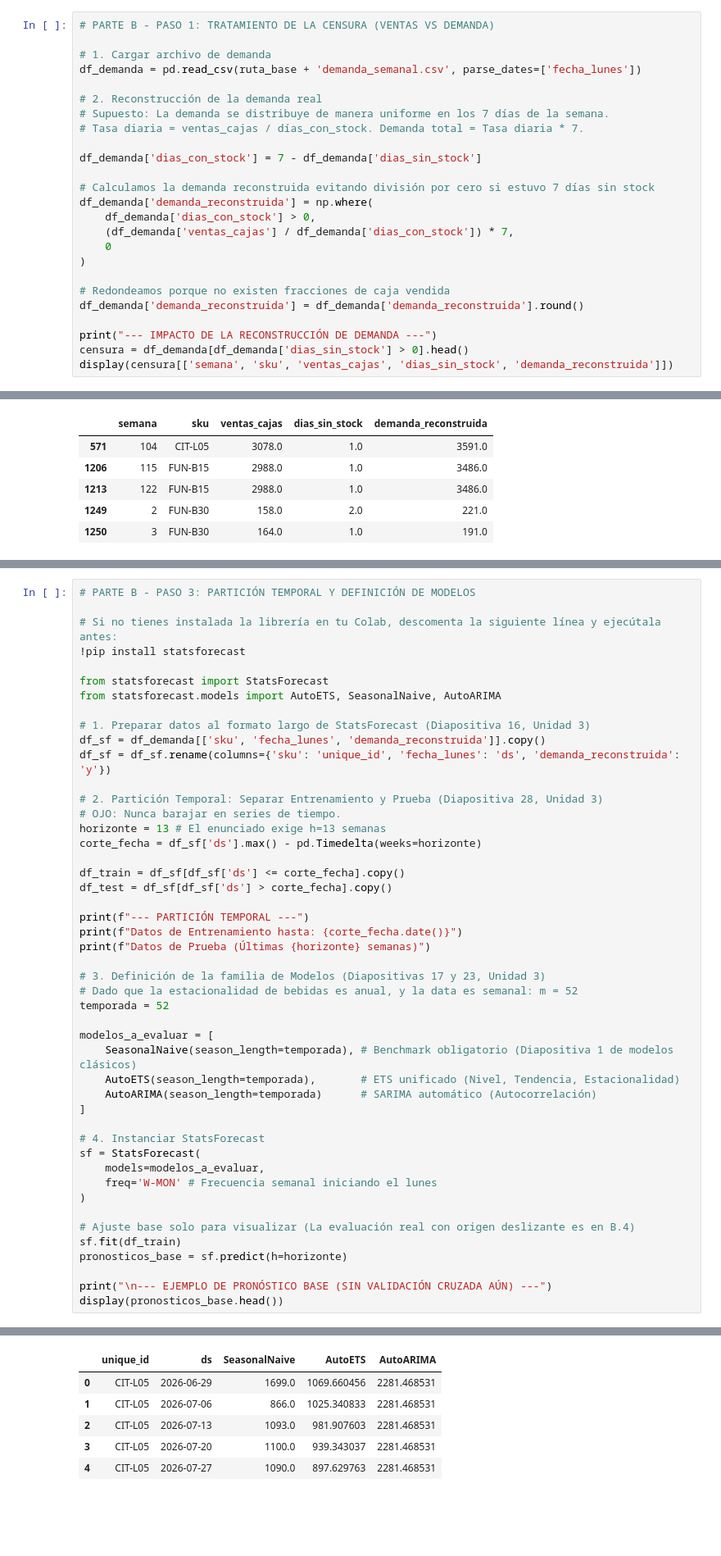
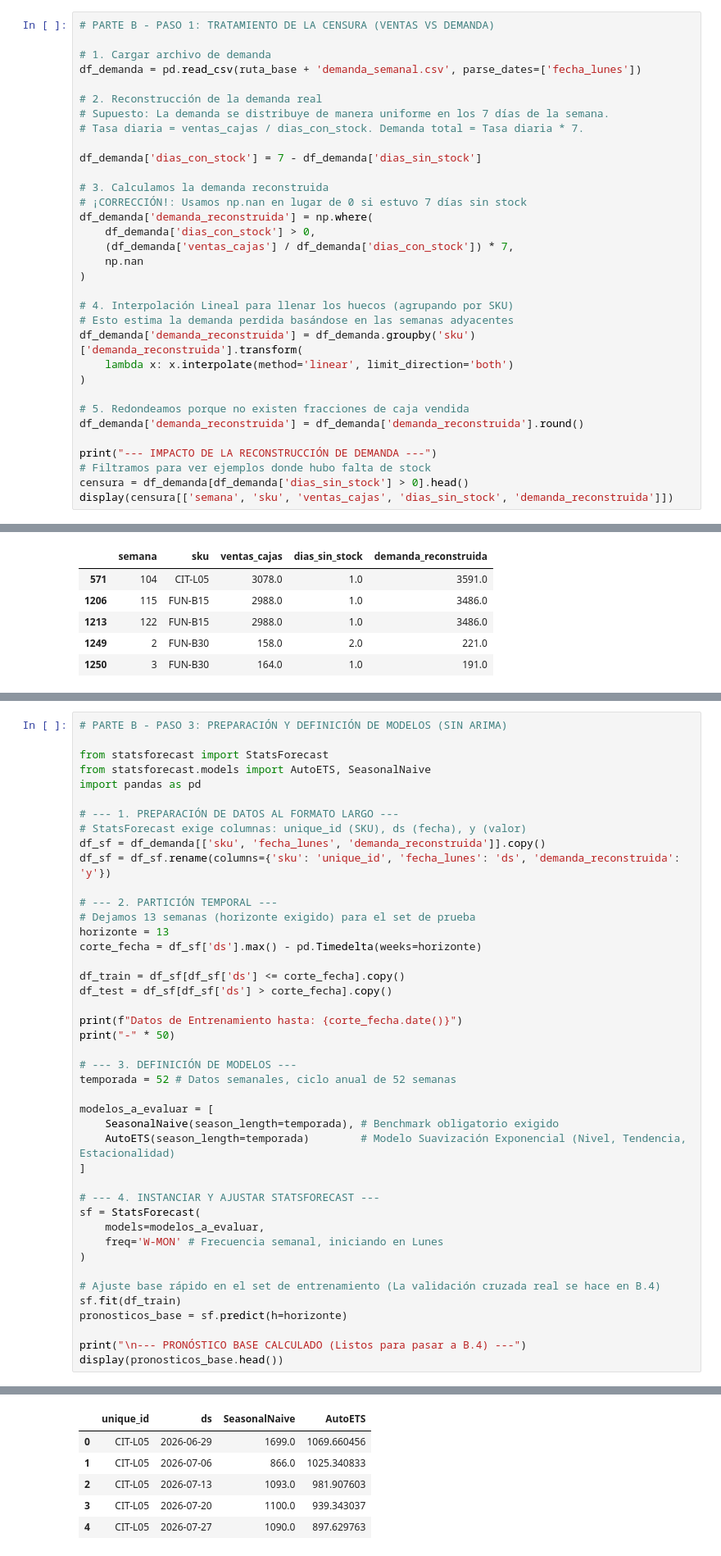
Before and after one commit to tipismaca/Trabajo-Bebidas-del-Maipo-SA, a Jupyter notebook: CasodeEstudio.ipynb, the cells around one changed output, grey strips where cells are left out. Shown at 82% size. Drawn from its saved outputs; the diff is of its cells as text; blank space fills up the shorter version.

```diff
--- a/CasodeEstudio.ipynb
+++ b/CasodeEstudio.ipynb
@@ -443,21 +443,29 @@ df_demanda = pd.read_csv(ruta_base + 'demanda_semanal.csv', parse_dates=['fecha_
 
 # 2. Reconstrucción de la demanda real
 # Supuesto: La demanda se distribuye de manera uniforme en los 7 días de la semana.
-# Tasa diaria = ventas_cajas / días_con_stock. Demanda total = Tasa diaria * 7.
+# Tasa diaria = ventas_cajas / dias_con_stock. Demanda total = Tasa diaria * 7.
 
 df_demanda['dias_con_stock'] = 7 - df_demanda['dias_sin_stock']
 
-# Calculamos la demanda reconstruida evitando división por cero si estuvo 7 días sin stock
+# 3. Calculamos la demanda reconstruida
+# ¡CORRECCIÓN!: Usamos np.nan en lugar de 0 si estuvo 7 días sin stock
 df_demanda['demanda_reconstruida'] = np.where(
     df_demanda['dias_con_stock'] > 0,
     (df_demanda['ventas_cajas'] / df_demanda['dias_con_stock']) * 7,
-    0
+    np.nan
 )
 
-# Redondeamos porque no existen fracciones de caja vendida
+# 4. Interpolación Lineal para llenar los huecos (agrupando por SKU)
+# Esto estima la demanda perdida basándose en las semanas adyacentes
+df_demanda['demanda_reconstruida'] = df_demanda.groupby('sku')['demanda_reconstruida'].transform(
+    lambda x: x.interpolate(method='linear', limit_direction='both')
+)
+
+# 5. Redondeamos porque no existen fracciones de caja vendida
 df_demanda['demanda_reconstruida'] = df_demanda['demanda_reconstruida'].round()
 
 print("--- IMPACTO DE LA RECONSTRUCCIÓN DE DEMANDA ---")
+# Filtramos para ver ejemplos donde hubo falta de stock
 censura = df_demanda[df_demanda['dias_sin_stock'] > 0].head()
 display(censura[['semana', 'sku', 'ventas_cajas', 'dias_sin_stock', 'demanda_reconstruida']])
 # %% [output]
@@ -510,50 +518,46 @@ NEC-D15     0.000000
 NEC-D30     0.000000
 dtype: float64
 # %%
-# PARTE B - PASO 3: PARTICIÓN TEMPORAL Y DEFINICIÓN DE MODELOS
-
-# Si no tienes instalada la librería en tu Colab, descomenta la siguiente línea y ejecútala antes:
-!pip install statsforecast
+# PARTE B - PASO 3: PREPARACIÓN Y DEFINICIÓN DE MODELOS (SIN ARIMA)
 
 from statsforecast import StatsForecast
-from statsforecast.models import AutoETS, SeasonalNaive, AutoARIMA
+from statsforecast.models import AutoETS, SeasonalNaive
+import pandas as pd
 
-# 1. Preparar datos al formato largo de StatsForecast (Diapositiva 16, Unidad 3)
+# --- 1. PREPARACIÓN DE DATOS AL FORMATO LARGO ---
+# StatsForecast exige columnas: unique_id (SKU), ds (fecha), y (valor)
 df_sf = df_demanda[['sku', 'fecha_lunes', 'demanda_reconstruida']].copy()
 df_sf = df_sf.rename(columns={'sku': 'unique_id', 'fecha_lunes': 'ds', 'demanda_reconstruida': 'y'})
 
-# 2. Partición Temporal: Separar Entrenamiento y Prueba (Diapositiva 28, Unidad 3)
-# OJO: Nunca barajar en series de tiempo.
-horizonte = 13 # El enunciado exige h=13 semanas
+# --- 2. PARTICIÓN TEMPORAL ---
+# Dejamos 13 semanas (horizonte exigido) para el set de prueba
+horizonte = 13
 corte_fecha = df_sf['ds'].max() - pd.Timedelta(weeks=horizonte)
 
 df_train = df_sf[df_sf['ds'] <= corte_fecha].copy()
 df_test = df_sf[df_sf['ds'] > corte_fecha].copy()
 
-print(f"--- PARTICIÓN TEMPORAL ---")
 print(f"Datos de Entrenamiento hasta: {corte_fecha.date()}")
-print(f"Datos de Prueba (Últimas {horizonte} semanas)")
+print("-" * 50)
 
-# 3. Definición de la familia de Modelos (Diapositivas 17 y 23, Unidad 3)
-# Dado que la estacionalidad de bebidas es anual, y la data es semanal: m = 52
-temporada = 52
+# --- 3. DEFINICIÓN DE MODELOS ---
+temporada = 52 # Datos semanales, ciclo anual de 52 semanas
 
 modelos_a_evaluar = [
-    SeasonalNaive(season_length=temporada), # Benchmark obligatorio (Diapositiva 1 de modelos clásicos)
-    AutoETS(season_length=temporada),       # ETS unificado (Nivel, Tendencia, Estacionalidad)
-    AutoARIMA(season_length=temporada)      # SARIMA automático (Autocorrelación)
+    SeasonalNaive(season_length=temporada), # Benchmark obligatorio exigido
+    AutoETS(season_length=temporada)        # Modelo Suavización Exponencial (Nivel, Tendencia, Estacionalidad)
 ]
 
-# 4. Instanciar StatsForecast
+# --- 4. INSTANCIAR Y AJUSTAR STATSFORECAST ---
 sf = StatsForecast(
     models=modelos_a_evaluar,
-    freq='W-MON' # Frecuencia semanal iniciando el lunes
+    freq='W-MON' # Frecuencia semanal, iniciando en Lunes
 )
 
-# Ajuste base solo para visualizar (La evaluación real con origen deslizante es en B.4)
+# Ajuste base rápido en el set de entrenamiento (La validación cruzada real se hace en B.4)
 sf.fit(df_train)
 pronosticos_base = sf.predict(h=horizonte)
 
-print("\n--- EJEMPLO DE PRONÓSTICO BASE (SIN VALIDACIÓN CRUZADA AÚN) ---")
+print("\n--- PRONÓSTICO BASE CALCULADO (Listos para pasar a B.4) ---")
 display(pronosticos_base.head())
 # %% [output]
@@ -577,6 +568,6 @@ Datos de Prueba (Últimas 13 semanas)
-|  | unique_id | ds | SeasonalNaive | AutoETS | AutoARIMA |
-| 0 | CIT-L05 | 2026-06-29 | 1699.0 | 1069.660456 | 2281.468531 |
-| 1 | CIT-L05 | 2026-07-06 | 866.0 | 1025.340833 | 2281.468531 |
-| 2 | CIT-L05 | 2026-07-13 | 1093.0 | 981.907603 | 2281.468531 |
-| 3 | CIT-L05 | 2026-07-20 | 1100.0 | 939.343037 | 2281.468531 |
-| 4 | CIT-L05 | 2026-07-27 | 1090.0 | 897.629763 | 2281.468531 |
+|  | unique_id | ds | SeasonalNaive | AutoETS |
+| 0 | CIT-L05 | 2026-06-29 | 1699.0 | 1069.660456 |
+| 1 | CIT-L05 | 2026-07-06 | 866.0 | 1025.340833 |
+| 2 | CIT-L05 | 2026-07-13 | 1093.0 | 981.907603 |
+| 3 | CIT-L05 | 2026-07-20 | 1100.0 | 939.343037 |
+| 4 | CIT-L05 | 2026-07-27 | 1090.0 | 897.629763 |
```
Also changed, not shown: parts of 2 cells of this notebook.
